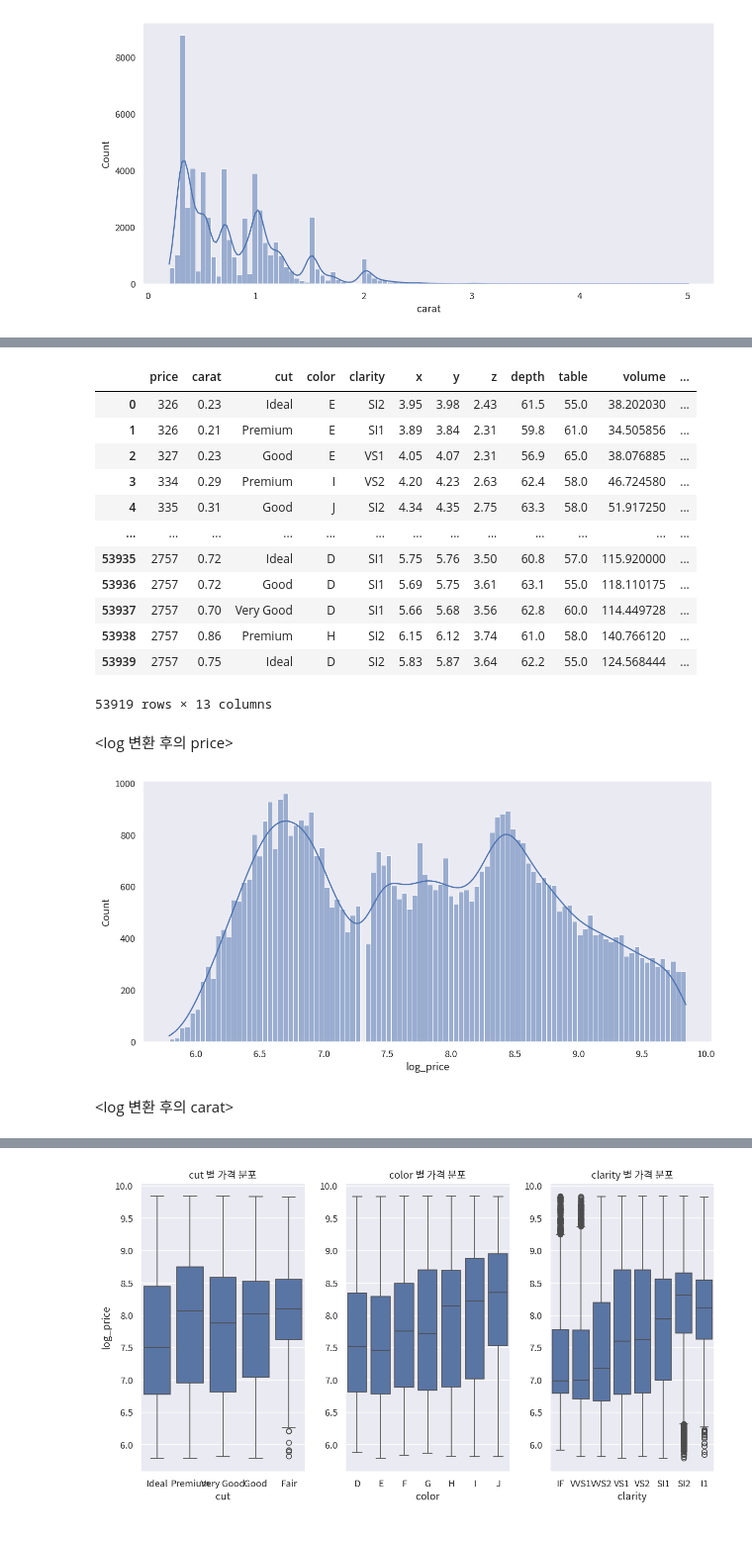
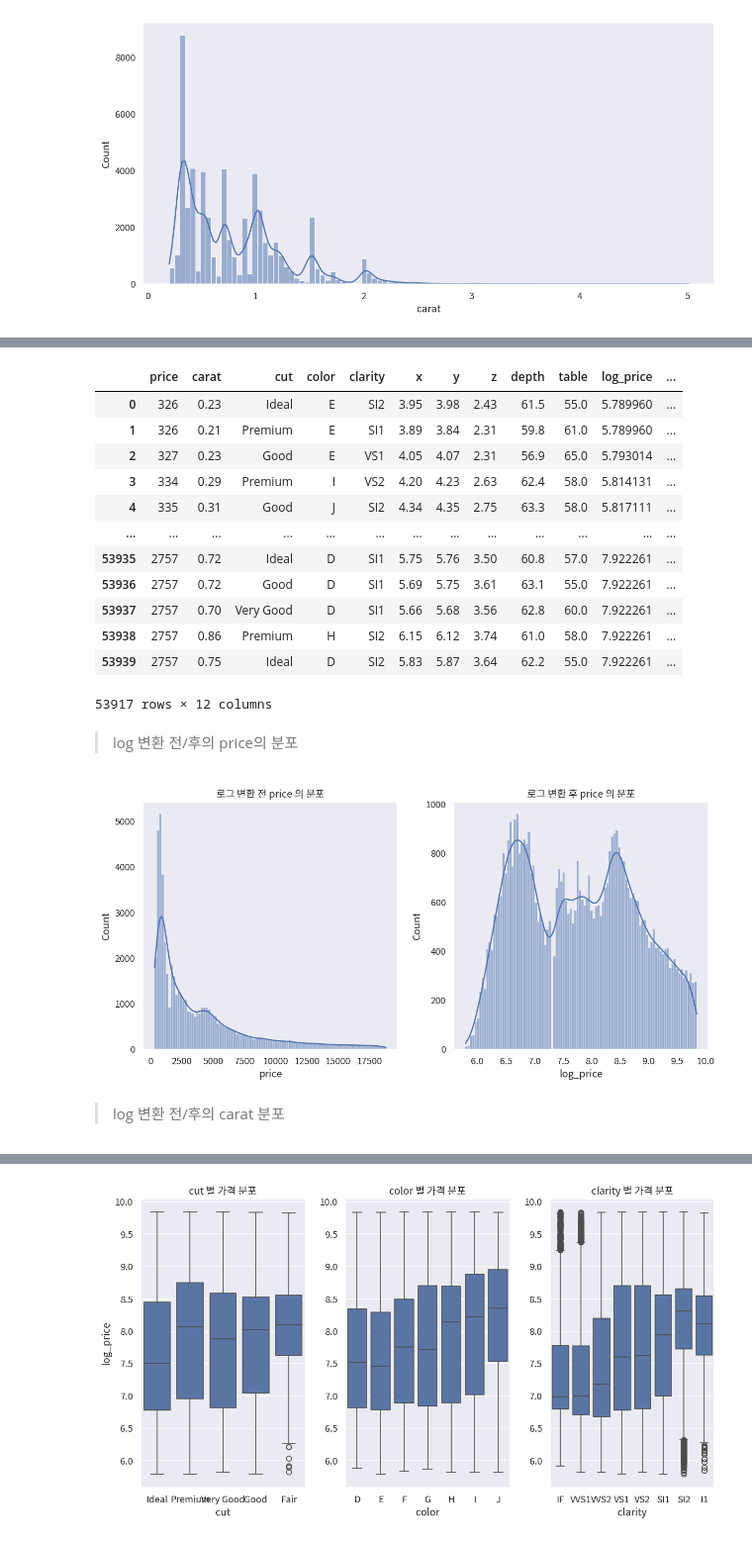
Before and after one commit to BoheeJeong/data_analysis_basic, a Jupyter notebook: 00 캡스톤/12-04. 다이아몬드 연습문제.ipynb, the cells around one changed output, grey strips where cells are left out. Shown at 99% size. Drawn from its saved outputs; the diff is of its cells as text; code cells hidden in the pictures.

```diff
--- a/00 캡스톤/12-04. 다이아몬드 연습문제.ipynb
+++ b/00 캡스톤/12-04. 다이아몬드 연습문제.ipynb
@@ -703,3 +632,0 @@ for i in cut_df_list:
-# %%
-df_clean['volume'] = df_clean['x'] * df_clean['y'] * df_clean['z']
-df_clean
@@ -724,0 +633,4 @@ See the caveats in the documentation: https://pandas.pydata.org/pandas-docs/stab
+# %%
+df_clean2 = df_clean.copy()
+df_clean2 = df_clean2[(df_clean2['y'] <= 30) & (df_clean2['z'] <= 30)]
+df_clean2.head()
@@ -884,2 +732,4 @@ plt.close()                            # 그래프 작업 종료
 # %% [markdown]
 <price>
+# %%
+df_plot = df_clean2.copy()
@@ -942,48 +801,53 @@ plt.close()                           #그래프 작업 종료
 # %%
 import numpy as np
-df_log = df_clean_copy_drop.copy()
+df_log = df_plot.copy()
 
 df_log['log_price'] = np.log1p(df_log['price'])
 df_log['log_carat'] = np.log1p(df_log['carat'])
 # %%
+# log 변환한 데이터셋 확인
 df_log
 # %% [output]
-|  | price | carat | cut | color | clarity | x | y | z | depth | table | volume | ... |
-| 0 | 326 | 0.23 | Ideal | E | SI2 | 3.95 | 3.98 | 2.43 | 61.5 | 55.0 | 38.202030 | ... |
-| 1 | 326 | 0.21 | Premium | E | SI1 | 3.89 | 3.84 | 2.31 | 59.8 | 61.0 | 34.505856 | ... |
-| 2 | 327 | 0.23 | Good | E | VS1 | 4.05 | 4.07 | 2.31 | 56.9 | 65.0 | 38.076885 | ... |
-| 3 | 334 | 0.29 | Premium | I | VS2 | 4.20 | 4.23 | 2.63 | 62.4 | 58.0 | 46.724580 | ... |
-| 4 | 335 | 0.31 | Good | J | SI2 | 4.34 | 4.35 | 2.75 | 63.3 | 58.0 | 51.917250 | ... |
+|  | price | carat | cut | color | clarity | x | y | z | depth | table | log_price | ... |
+| 0 | 326 | 0.23 | Ideal | E | SI2 | 3.95 | 3.98 | 2.43 | 61.5 | 55.0 | 5.789960 | ... |
+| 1 | 326 | 0.21 | Premium | E | SI1 | 3.89 | 3.84 | 2.31 | 59.8 | 61.0 | 5.789960 | ... |
+| 2 | 327 | 0.23 | Good | E | VS1 | 4.05 | 4.07 | 2.31 | 56.9 | 65.0 | 5.793014 | ... |
+| 3 | 334 | 0.29 | Premium | I | VS2 | 4.20 | 4.23 | 2.63 | 62.4 | 58.0 | 5.814131 | ... |
+| 4 | 335 | 0.31 | Good | J | SI2 | 4.34 | 4.35 | 2.75 | 63.3 | 58.0 | 5.817111 | ... |
 | ... | ... | ... | ... | ... | ... | ... | ... | ... | ... | ... | ... | ... |
-| 53935 | 2757 | 0.72 | Ideal | D | SI1 | 5.75 | 5.76 | 3.50 | 60.8 | 57.0 | 115.920000 | ... |
-| 53936 | 2757 | 0.72 | Good | D | SI1 | 5.69 | 5.75 | 3.61 | 63.1 | 55.0 | 118.110175 | ... |
-| 53937 | 2757 | 0.70 | Very Good | D | SI1 | 5.66 | 5.68 | 3.56 | 62.8 | 60.0 | 114.449728 | ... |
-| 53938 | 2757 | 0.86 | Premium | H | SI2 | 6.15 | 6.12 | 3.74 | 61.0 | 58.0 | 140.766120 | ... |
-| 53939 | 2757 | 0.75 | Ideal | D | SI2 | 5.83 | 5.87 | 3.64 | 62.2 | 55.0 | 124.568444 | ... |
+| 53935 | 2757 | 0.72 | Ideal | D | SI1 | 5.75 | 5.76 | 3.50 | 60.8 | 57.0 | 7.922261 | ... |
+| 53936 | 2757 | 0.72 | Good | D | SI1 | 5.69 | 5.75 | 3.61 | 63.1 | 55.0 | 7.922261 | ... |
+| 53937 | 2757 | 0.70 | Very Good | D | SI1 | 5.66 | 5.68 | 3.56 | 62.8 | 60.0 | 7.922261 | ... |
+| 53938 | 2757 | 0.86 | Premium | H | SI2 | 6.15 | 6.12 | 3.74 | 61.0 | 58.0 | 7.922261 | ... |
+| 53939 | 2757 | 0.75 | Ideal | D | SI2 | 5.83 | 5.87 | 3.64 | 62.2 | 55.0 | 7.922261 | ... |
-53919 rows × 13 columns
+53917 rows × 12 columns
 # %% [markdown]
-<log 변환 후의 price>
+> log 변환 전/후의 price의 분포
 # %%
 #1) 그래프 초기화 (캔바스 fig 와 도화지 ax 준비하기)
 width_px=1280           #그래프 가로 크기
 height_px = 640         #그래프 세로 크기
 rows=1                  # 도화지 행 수
-cols=1                  # 도화지 열 수
+cols=2                  # 도화지 열 수
 figsize =(width_px/my_dpi, height_px/my_dpi)
 fig,ax = plt.subplots(rows,cols,figsize=figsize,dpi = my_dpi)
 
 
 #2) 그래프 그리기 > seaborn 사용
-sb.histplot(data=df_log['log_price'],bins=100, kde = True)
+sb.histplot(data=df_plot['price'],bins=100, kde = True,ax=ax[0])
+sb.histplot(data=df_log['log_price'],bins=100, kde = True,ax=ax[1])
+
+ax[0].set_title('로그 변환 전 price 의 분포')
+ax[1].set_title('로그 변환 후 price 의 분포')
 
 #3) 출력
 plt.tight_layout()                    #여백 제거
 plt.show()                            #그래프 화면 출력
 plt.close()                           #그래프 작업 종료
 # %% [output]
-[figure, old version]
+[figure, new version]
-# %% [markdown]
-<log 변환 후의 carat>
+# %% [markdown]
+> log 변환 전/후의 carat 분포
 # %%
 #1) 그래프 초기화 (캔바스 fig 와 도화지 ax 준비하기)
 width_px=1280           #그래프 가로 크기
```
Also changed, not shown: parts of 57 cells of this notebook, 4 other files.
